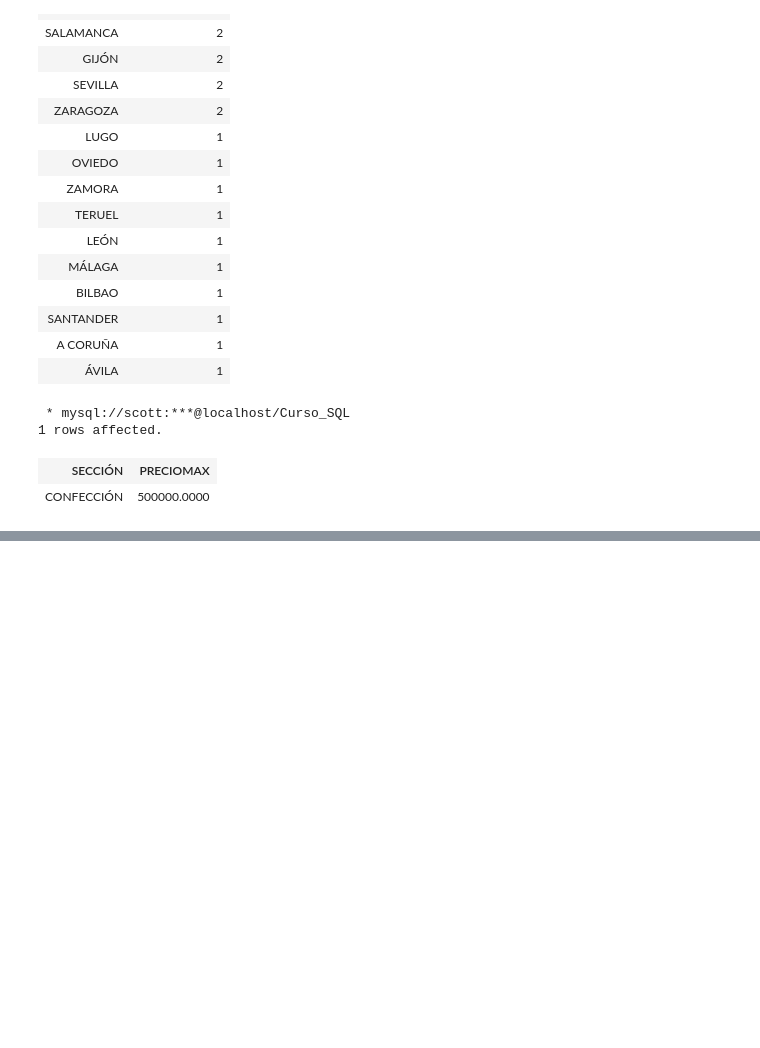
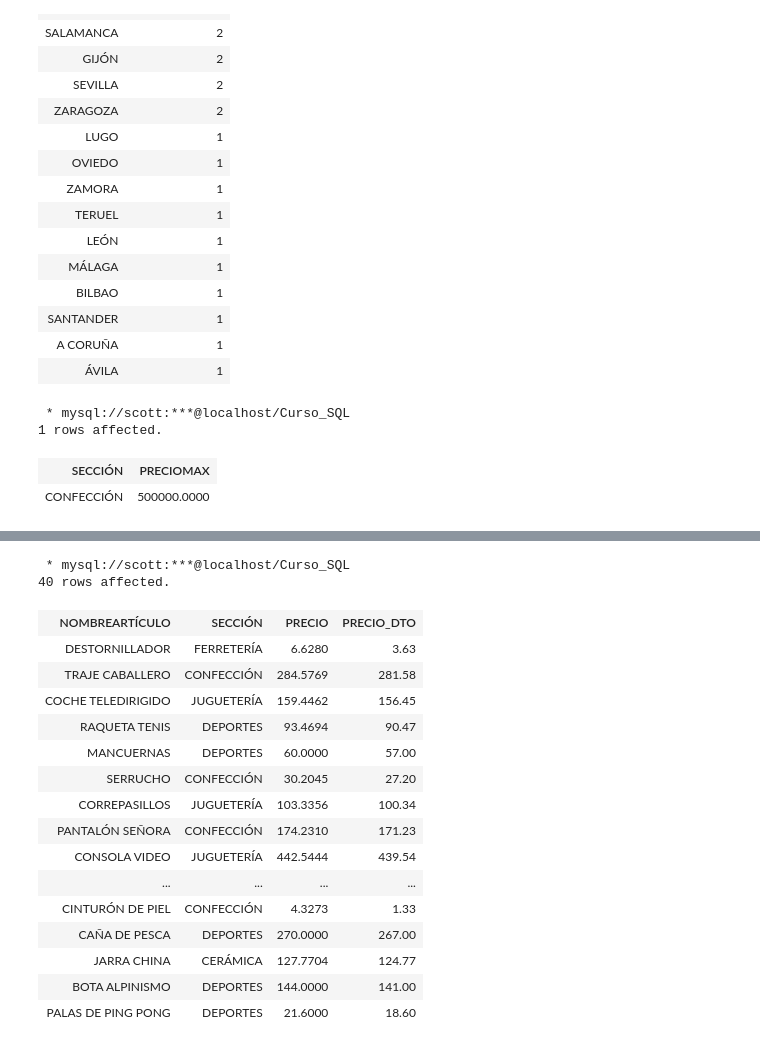
Before and after one commit to Herraiz/CursoSQL, a Jupyter notebook: CursoSQL.ipynb, the cells around one changed output, grey strips where cells are left out. Saved outputs shown, nothing was run; the diff lists cells and outputs as text; code cells hidden in the pictures; blank space fills up the shorter version.

```diff
--- a/CursoSQL.ipynb
+++ b/CursoSQL.ipynb
@@ -281,0 +320,24 @@ HAVING SECCIÓN = 'CONFECCIÓN'
+# %%
+%%sql
+
+SELECT NOMBREARTÍCULO, SECCIÓN, PRECIO, ROUND(PRECIO-3,2) as PRECIO_DTO
+FROM PRODUCTOS
+# %% [output]
+ * mysql://scott:***@localhost/Curso_SQL
+40 rows affected.
+| NOMBREARTÍCULO | SECCIÓN | PRECIO | PRECIO_DTO |
+| DESTORNILLADOR | FERRETERÍA | 6.6280 | 3.63 |
+| TRAJE CABALLERO | CONFECCIÓN | 284.5769 | 281.58 |
+| COCHE TELEDIRIGIDO | JUGUETERÍA | 159.4462 | 156.45 |
+| RAQUETA TENIS | DEPORTES | 93.4694 | 90.47 |
+| MANCUERNAS | DEPORTES | 60.0000 | 57.00 |
+| SERRUCHO | CONFECCIÓN | 30.2045 | 27.20 |
+| CORREPASILLOS | JUGUETERÍA | 103.3356 | 100.34 |
+| PANTALÓN SEÑORA | CONFECCIÓN | 174.2310 | 171.23 |
+| CONSOLA VIDEO | JUGUETERÍA | 442.5444 | 439.54 |
+| ... | ... | ... | ... |
+| CINTURÓN DE PIEL | CONFECCIÓN | 4.3273 | 1.33 |
+| CAÑA DE PESCA | DEPORTES | 270.0000 | 267.00 |
+| JARRA CHINA | CERÁMICA | 127.7704 | 124.77 |
+| BOTA ALPINISMO | DEPORTES | 144.0000 | 141.00 |
+| PALAS DE PING PONG | DEPORTES | 21.6000 | 18.60 |
```
Also changed, not shown: parts of 10 cells of this notebook.
